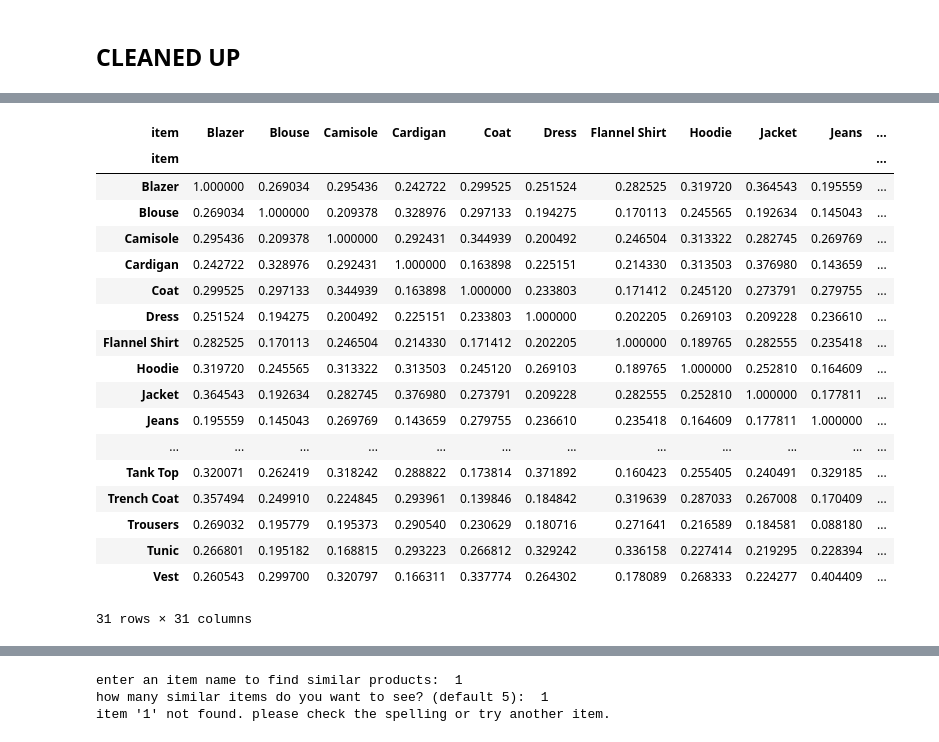
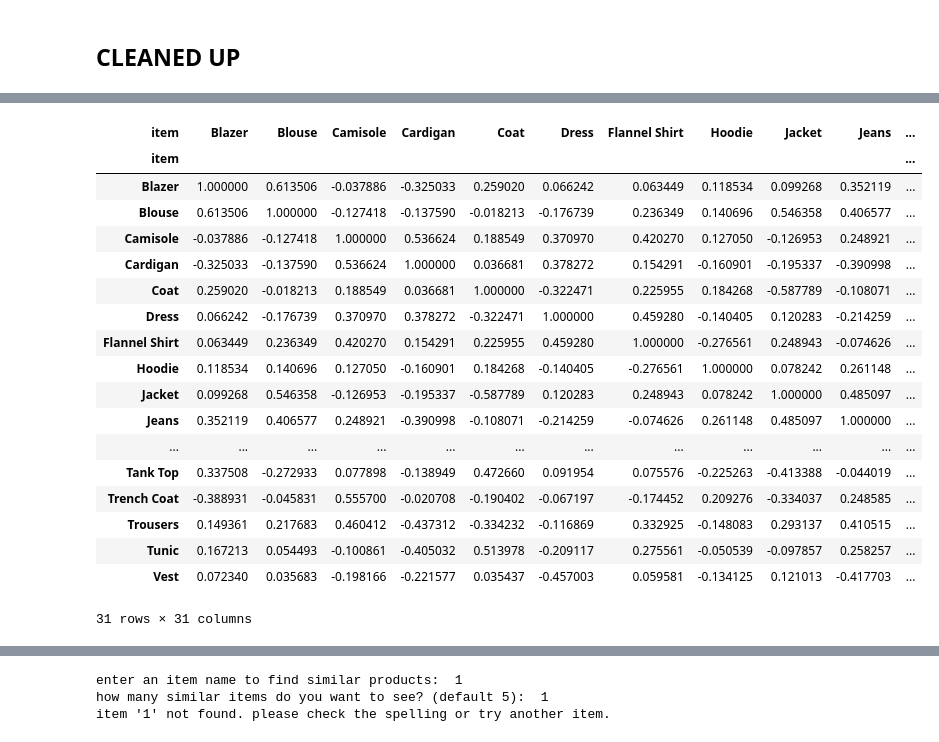
Before and after one commit to vivianli1337/ds4420_project, a Jupyter notebook: collab_series.ipynb, the cells around one changed output, grey strips where cells are left out. Drawn from its saved outputs; the diff is of its cells as text; code cells hidden in the pictures.

```diff
--- a/collab_series.ipynb
+++ b/collab_series.ipynb
@@ -72,36 +108,50 @@ df
 # %%
-# load the dataset
-df = load_and_clean_data()
+user_item_matrix = df.pivot_table(index='customerID', columns='item', values='review', aggfunc='mean')
 
-# create user-item review matrix
-user_item_matrix = df.pivot_table(index='customerID', columns='item', values='review', aggfunc='mean')
-user_item_filled = user_item_matrix.fillna(0)
-item_user_matrix = user_item_filled.T
+# center by item, keeping NaN values
+item_mat = user_item_matrix.to_numpy()
+item_means = np.nanmean(item_mat, axis=0)
+item_mat_centered = item_mat - item_means
 
-# compute cosine similarity between items
-item_similarity_matrix = cosine_similarity(item_user_matrix)
-item_similarity_df = pd.DataFrame(item_similarity_matrix, index=item_user_matrix.index, columns=item_user_matrix.index)
+# get cosine similarity
+item_names = user_item_matrix.columns
+n_items = item_mat_centered.shape[1]
+item_similarity_df = pd.DataFrame(index=item_names, columns=item_names, dtype=float)
+
+for i in range(n_items):
+    for j in range(n_items):
+        vec_i = item_mat_centered[:, i]
+        vec_j = item_mat_centered[:, j]
+
+        shared = ~np.isnan(vec_i) & ~np.isnan(vec_j)
+
+        if np.sum(shared) > 1:
+            sim = cosine_similarity(vec_i[shared].reshape(1, -1), vec_j[shared].reshape(1, -1))[0, 0]
+        else:
+            sim = np.nan
+
+        item_similarity_df.iloc[i, j] = sim
 
 item_similarity_df
 # %% [output]
 | item | Blazer | Blouse | Camisole | Cardigan | Coat | Dress | Flannel Shirt | Hoodie | Jacket | Jeans | ... |
 | item |  |  |  |  |  |  |  |  |  |  | ... |
-| Blazer | 1.000000 | 0.269034 | 0.295436 | 0.242722 | 0.299525 | 0.251524 | 0.282525 | 0.319720 | 0.364543 | 0.195559 | ... |
-| Blouse | 0.269034 | 1.000000 | 0.209378 | 0.328976 | 0.297133 | 0.194275 | 0.170113 | 0.245565 | 0.192634 | 0.145043 | ... |
-| Camisole | 0.295436 | 0.209378 | 1.000000 | 0.292431 | 0.344939 | 0.200492 | 0.246504 | 0.313322 | 0.282745 | 0.269769 | ... |
-| Cardigan | 0.242722 | 0.328976 | 0.292431 | 1.000000 | 0.163898 | 0.225151 | 0.214330 | 0.313503 | 0.376980 | 0.143659 | ... |
-| Coat | 0.299525 | 0.297133 | 0.344939 | 0.163898 | 1.000000 | 0.233803 | 0.171412 | 0.245120 | 0.273791 | 0.279755 | ... |
-| Dress | 0.251524 | 0.194275 | 0.200492 | 0.225151 | 0.233803 | 1.000000 | 0.202205 | 0.269103 | 0.209228 | 0.236610 | ... |
-| Flannel Shirt | 0.282525 | 0.170113 | 0.246504 | 0.214330 | 0.171412 | 0.202205 | 1.000000 | 0.189765 | 0.282555 | 0.235418 | ... |
-| Hoodie | 0.319720 | 0.245565 | 0.313322 | 0.313503 | 0.245120 | 0.269103 | 0.189765 | 1.000000 | 0.252810 | 0.164609 | ... |
-| Jacket | 0.364543 | 0.192634 | 0.282745 | 0.376980 | 0.273791 | 0.209228 | 0.282555 | 0.252810 | 1.000000 | 0.177811 | ... |
-| Jeans | 0.195559 | 0.145043 | 0.269769 | 0.143659 | 0.279755 | 0.236610 | 0.235418 | 0.164609 | 0.177811 | 1.000000 | ... |
+| Blazer | 1.000000 | 0.613506 | -0.037886 | -0.325033 | 0.259020 | 0.066242 | 0.063449 | 0.118534 | 0.099268 | 0.352119 | ... |
+| Blouse | 0.613506 | 1.000000 | -0.127418 | -0.137590 | -0.018213 | -0.176739 | 0.236349 | 0.140696 | 0.546358 | 0.406577 | ... |
+| Camisole | -0.037886 | -0.127418 | 1.000000 | 0.536624 | 0.188549 | 0.370970 | 0.420270 | 0.127050 | -0.126953 | 0.248921 | ... |
+| Cardigan | -0.325033 | -0.137590 | 0.536624 | 1.000000 | 0.036681 | 0.378272 | 0.154291 | -0.160901 | -0.195337 | -0.390998 | ... |
+| Coat | 0.259020 | -0.018213 | 0.188549 | 0.036681 | 1.000000 | -0.322471 | 0.225955 | 0.184268 | -0.587789 | -0.108071 | ... |
+| Dress | 0.066242 | -0.176739 | 0.370970 | 0.378272 | -0.322471 | 1.000000 | 0.459280 | -0.140405 | 0.120283 | -0.214259 | ... |
+| Flannel Shirt | 0.063449 | 0.236349 | 0.420270 | 0.154291 | 0.225955 | 0.459280 | 1.000000 | -0.276561 | 0.248943 | -0.074626 | ... |
+| Hoodie | 0.118534 | 0.140696 | 0.127050 | -0.160901 | 0.184268 | -0.140405 | -0.276561 | 1.000000 | 0.078242 | 0.261148 | ... |
+| Jacket | 0.099268 | 0.546358 | -0.126953 | -0.195337 | -0.587789 | 0.120283 | 0.248943 | 0.078242 | 1.000000 | 0.485097 | ... |
+| Jeans | 0.352119 | 0.406577 | 0.248921 | -0.390998 | -0.108071 | -0.214259 | -0.074626 | 0.261148 | 0.485097 | 1.000000 | ... |
 | ... | ... | ... | ... | ... | ... | ... | ... | ... | ... | ... | ... |
-| Tank Top | 0.320071 | 0.262419 | 0.318242 | 0.288822 | 0.173814 | 0.371892 | 0.160423 | 0.255405 | 0.240491 | 0.329185 | ... |
-| Trench Coat | 0.357494 | 0.249910 | 0.224845 | 0.293961 | 0.139846 | 0.184842 | 0.319639 | 0.287033 | 0.267008 | 0.170409 | ... |
-| Trousers | 0.269032 | 0.195779 | 0.195373 | 0.290540 | 0.230629 | 0.180716 | 0.271641 | 0.216589 | 0.184581 | 0.088180 | ... |
-| Tunic | 0.266801 | 0.195182 | 0.168815 | 0.293223 | 0.266812 | 0.329242 | 0.336158 | 0.227414 | 0.219295 | 0.228394 | ... |
-| Vest | 0.260543 | 0.299700 | 0.320797 | 0.166311 | 0.337774 | 0.264302 | 0.178089 | 0.268333 | 0.224277 | 0.404409 | ... |
+| Tank Top | 0.337508 | -0.272933 | 0.077898 | -0.138949 | 0.472660 | 0.091954 | 0.075576 | -0.225263 | -0.413388 | -0.044019 | ... |
+| Trench Coat | -0.388931 | -0.045831 | 0.555700 | -0.020708 | -0.190402 | -0.067197 | -0.174452 | 0.209276 | -0.334037 | 0.248585 | ... |
+| Trousers | 0.149361 | 0.217683 | 0.460412 | -0.437312 | -0.334232 | -0.116869 | 0.332925 | -0.148083 | 0.293137 | 0.410515 | ... |
+| Tunic | 0.167213 | 0.054493 | -0.100861 | -0.405032 | 0.513978 | -0.209117 | 0.275561 | -0.050539 | -0.097857 | 0.258257 | ... |
+| Vest | 0.072340 | 0.035683 | -0.198166 | -0.221577 | 0.035437 | -0.457003 | 0.059581 | -0.134125 | 0.121013 | -0.417703 | ... |
 31 rows × 31 columns
 # %%
 # plot heatmap of item similarity
```
Also changed, not shown: parts of 4 cells of this notebook, 2 other files.
